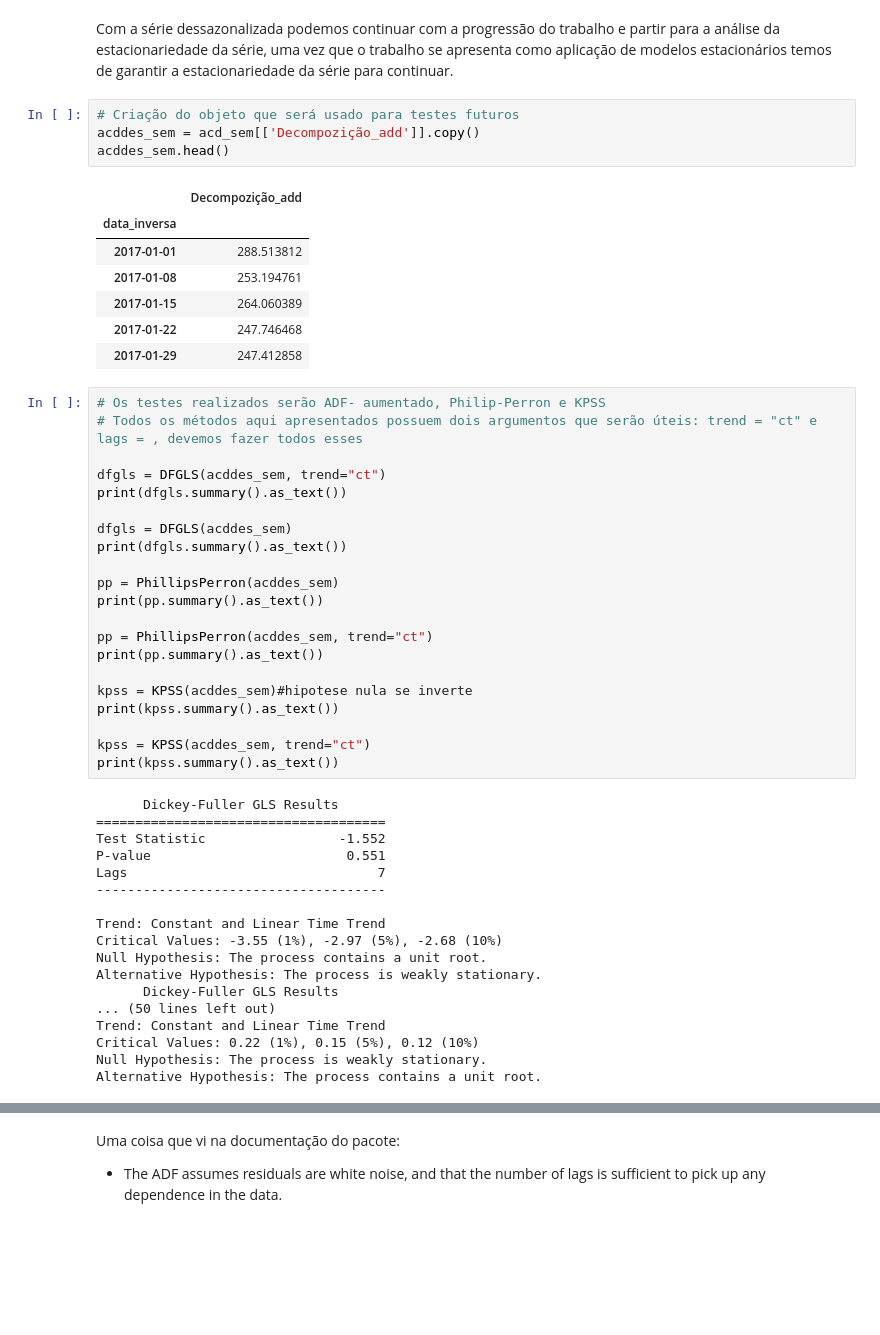
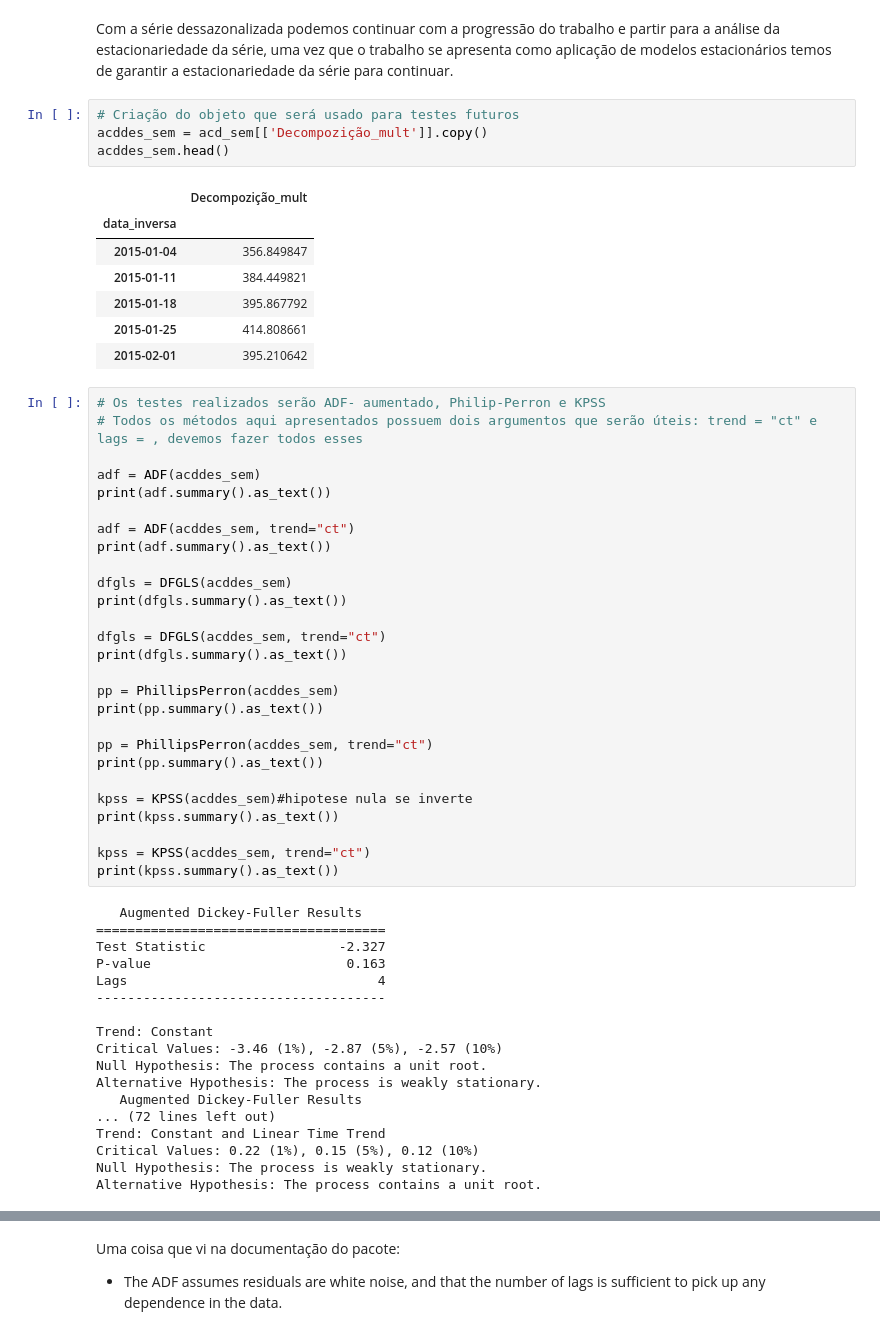
Before and after one commit to ArthurTMaciel/econon_3, a Jupyter notebook: script_eco3.ipynb, the cells around one changed output, grey strips where cells are left out. Drawn from its saved outputs; the diff is of its cells as text; blank space fills up the shorter version.

```diff
--- a/script_eco3.ipynb
+++ b/script_eco3.ipynb
@@ -300,24 +302,30 @@ A escolha do modelo foi pelo de adição, uma vez que gera os menores indices nu
 Com a série dessazonalizada podemos continuar com a progressão do trabalho e partir para a análise da estacionariedade da série, uma vez que o trabalho se apresenta como aplicação de modelos estacionários temos de garantir a estacionariedade da série para continuar.
 # %%
 # Criação do objeto que será usado para testes futuros
-acddes_sem = acd_sem[['Decompozição_add']].copy()
+acddes_sem = acd_sem[['Decompozição_mult']].copy()
 acddes_sem.head()
 # %% [output]
-|  | Decompozição_add |
+|  | Decompozição_mult |
 | data_inversa |  |
-| 2017-01-01 | 288.513812 |
-| 2017-01-08 | 253.194761 |
-| 2017-01-15 | 264.060389 |
-| 2017-01-22 | 247.746468 |
-| 2017-01-29 | 247.412858 |
+| 2015-01-04 | 356.849847 |
+| 2015-01-11 | 384.449821 |
+| 2015-01-18 | 395.867792 |
+| 2015-01-25 | 414.808661 |
+| 2015-02-01 | 395.210642 |
 # %%
 # Os testes realizados serão ADF- aumentado, Philip-Perron e KPSS
 # Todos os métodos aqui apresentados possuem dois argumentos que serão úteis: trend = "ct" e lags = , devemos fazer todos esses
 
-dfgls = DFGLS(acddes_sem, trend="ct")
+adf = ADF(acddes_sem)
+print(adf.summary().as_text())
+
+adf = ADF(acddes_sem, trend="ct")
+print(adf.summary().as_text())
+
+dfgls = DFGLS(acddes_sem)
 print(dfgls.summary().as_text())
 
-dfgls = DFGLS(acddes_sem)
+dfgls = DFGLS(acddes_sem, trend="ct")
 print(dfgls.summary().as_text())
 
 pp = PhillipsPerron(acddes_sem)
@@ -332,19 +340,19 @@ print(kpss.summary().as_text())
 kpss = KPSS(acddes_sem, trend="ct")
 print(kpss.summary().as_text())
 # %% [output]
-      Dickey-Fuller GLS Results
+   Augmented Dickey-Fuller Results
 =====================================
-Test Statistic                 -1.552
-P-value                         0.551
-Lags                                7
+Test Statistic                 -2.327
+P-value                         0.163
+Lags                                4
 -------------------------------------
 
-Trend: Constant and Linear Time Trend
-Critical Values: -3.55 (1%), -2.97 (5%), -2.68 (10%)
+Trend: Constant
+Critical Values: -3.46 (1%), -2.87 (5%), -2.57 (10%)
 Null Hypothesis: The process contains a unit root.
 Alternative Hypothesis: The process is weakly stationary.
-      Dickey-Fuller GLS Results
-... (50 lines left out)
+   Augmented Dickey-Fuller Results
+... (72 lines left out)
 Trend: Constant and Linear Time Trend
 Critical Values: 0.22 (1%), 0.15 (5%), 0.12 (10%)
 Null Hypothesis: The process is weakly stationary.
```
Also changed, not shown: parts of 50 cells of this notebook, 2 other files.
